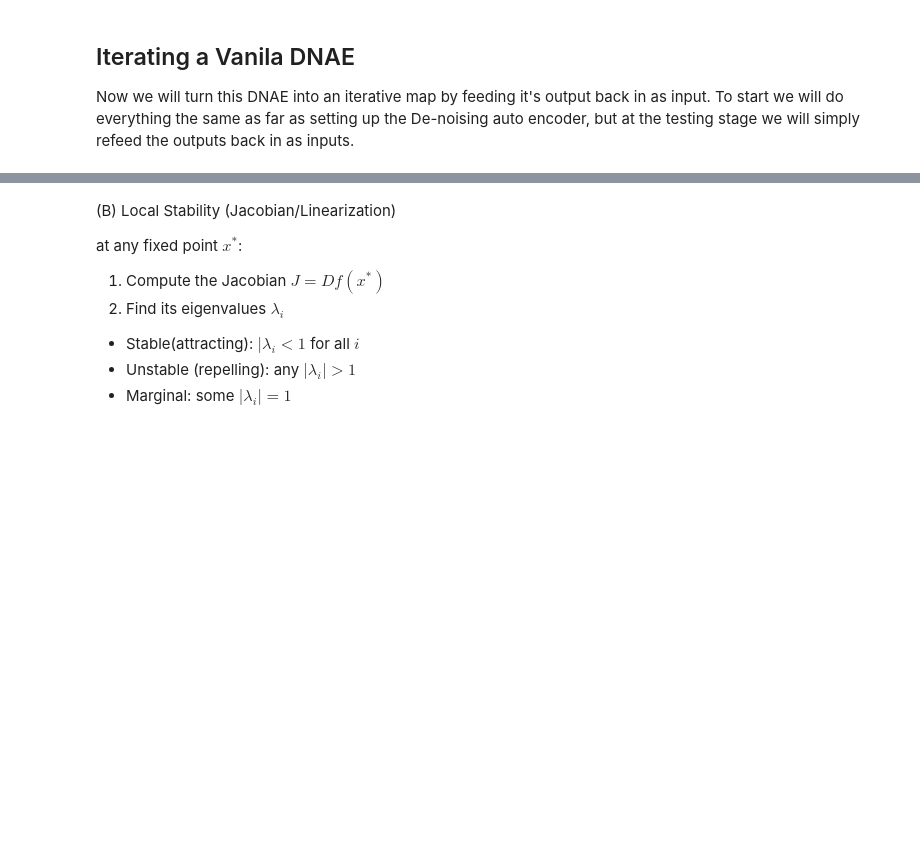
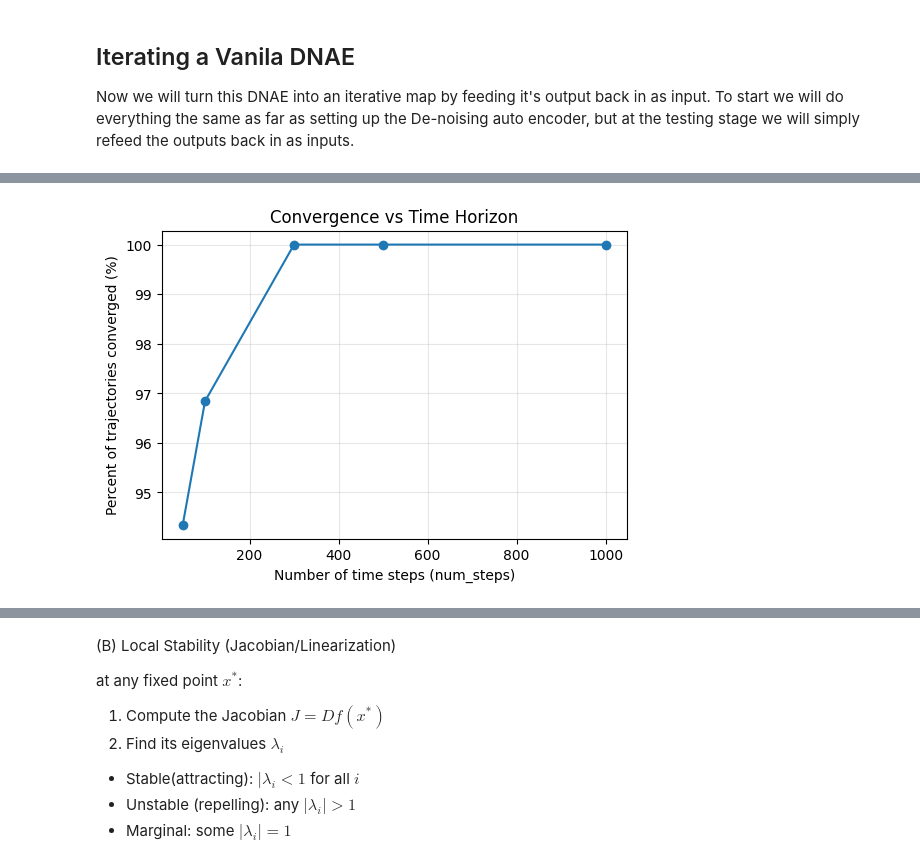
Before and after one commit to Traver-Smith/MQP2526, a Jupyter notebook: notebooks/B_Term_Research.ipynb, the cells around one changed output, grey strips where cells are left out. Saved outputs shown, nothing was run; the diff lists cells and outputs as text; code cells hidden in the pictures; blank space fills up the shorter version.

```diff
--- a/notebooks/B_Term_Research.ipynb
+++ b/notebooks/B_Term_Research.ipynb
@@ -625,64 +675,47 @@ Attractors can be:
 # %%
-import torch
-from dataclasses import dataclass
-from typing import Callable, Optional, Tuple
+def test_halting(step_list, tolerance, loader):
+# Different trajectory lengths (time horizons) to test
 
-def detect_fixed_point(
-    traj: torch.Tensor,
-    eps: float = 1e-4,
-    norm_dim: Optional[Tuple[int, ...]] = None,
-):
-    """
-    Detect the earliest approximate fixed point along a trajectory.
+    converged_fracs = []
 
-    Args:
-        traj: Tensor (T, *shape), a sequence x_0, x_1, ..., x_{T-1}.
-        eps: (epsilon) small positive Threshold for ||x_{t+1} - x_t|| < eps.
-        norm_dim: Which dims to reduce over when computing norms.
-                  By default reduces over all but the time dimension.
+    print("Generating 10000 trajectories")
+    for num_steps in step_list:
+        #print(f"\nRunning trajectories with num_steps = {num_steps}...")
+        all_halt_indices = find_attractor_indicies_batch(
+            model,
+            loader,
+            num_steps=num_steps,
+            eps_state=epsilon_state,
+            device=device,
+        )
 
-    Returns:
-        t: The earliest index t (0-based) such that ||x_{t+1}-x_t|| < eps,
-           or None if not found.
+        halt_arr = np.array(all_halt_indices)
+        total_samples = halt_arr.shape[0]
 
-    Notes:
-        - This numerically tests f(x_t) ≈ x_t.
-        - A fixed point is a candidate attractor (stability assessed separately).
-    """
-    if norm_dim is None:
-        norm_dim = tuple(range(1, traj.dim()))
-    diffs = (traj[1:] - traj[:-1]).norm(dim=norm_dim)
-    idx = (diffs < eps).nonzero(as_tuple=False)
-    return int(idx[0].item()) if idx.numel() > 0 else None
+        # Require that the halt index occurs at least 10 steps before the end
+        # i.e., the trajectory stays in the ε-ball for the last 10 steps
+        cutoff = num_steps*.8
+        converged_mask = halt_arr < cutoff
+        num_converged = converged_mask.sum()
+        frac_converged = num_converged / total_samples
 
+        converged_fracs.append(frac_converged)
 
+        #print(f"Total trajectories: {total_samples}")
+        #print(f"Converged before k={cutoff}: {num_converged}")
+        print(f"Fraction converged before k={cutoff}: {frac_converged:.4f}")
+        print(f"latest convergence ={max(halt_arr[converged_mask])}")
+        print(f"average convergence point={sum(halt_arr[converged_mask])/sum(converged_mask)}")
 
-def detect_cycle(
-    traj: torch.Tensor,
-    max_period: int = 10,
-    eps: float = 1e-3,
-    norm_dim: Optional[Tuple[int, ...]] = None,
-) -> Tuple[Optional[int], Optional[int]]:
-    """
-    Detect a short limit cycle (period 2..max_period) along the trajectory.
-
-    Args:
-        traj: Tensor (T, *shape), trajectory x_0..x_{T-1}.
-        max_period: Maximum period p to test.
-        eps: Threshold for ||x_t - x_{t-p}|| < eps.
-        norm_dim: Dims to reduce when computing norms (default: all but time).
-
-    Returns:
-        (start_t, period): Earliest start index and period p, or (None, None).
-
-    Notes:
-        - For long/complex cycles, increase `max_period` or analyze the monodromy separately.
-    """
-    if norm_dim is None:
-        norm_dim = tuple(range(1, traj.dim()))
-    T = traj.size(0)
-    for p in range(2, max_period + 1):
-        for t in range(p, T):
-            if (traj[t] - traj[t - p]).norm(dim=norm_dim) < eps:
-                return t - p, p
-    return None, None
+    # ---- Plot fraction converged vs num_steps ----
+    plt.figure(figsize=(6,4))
+    plt.plot(step_list, np.array(converged_fracs) * 100.0, marker="o")
+    plt.xlabel("Number of time steps (num_steps)")
+    plt.ylabel("Percent of trajectories converged (%)")
+    plt.title("Convergence vs Time Horizon")
+    plt.grid(True, alpha=0.3)
+    plt.show()
+step_list = [50,100, 300, 500, 1000]
+loader = test_loader
+test_halting(step_list=step_list, tolerance=epsilon_state, loader=test_loader)
+# %% [output]
@@ -688,0 +738 @@ def detect_cycle(
+[figure, added]
```
Also changed, not shown: parts of 13 cells of this notebook.
